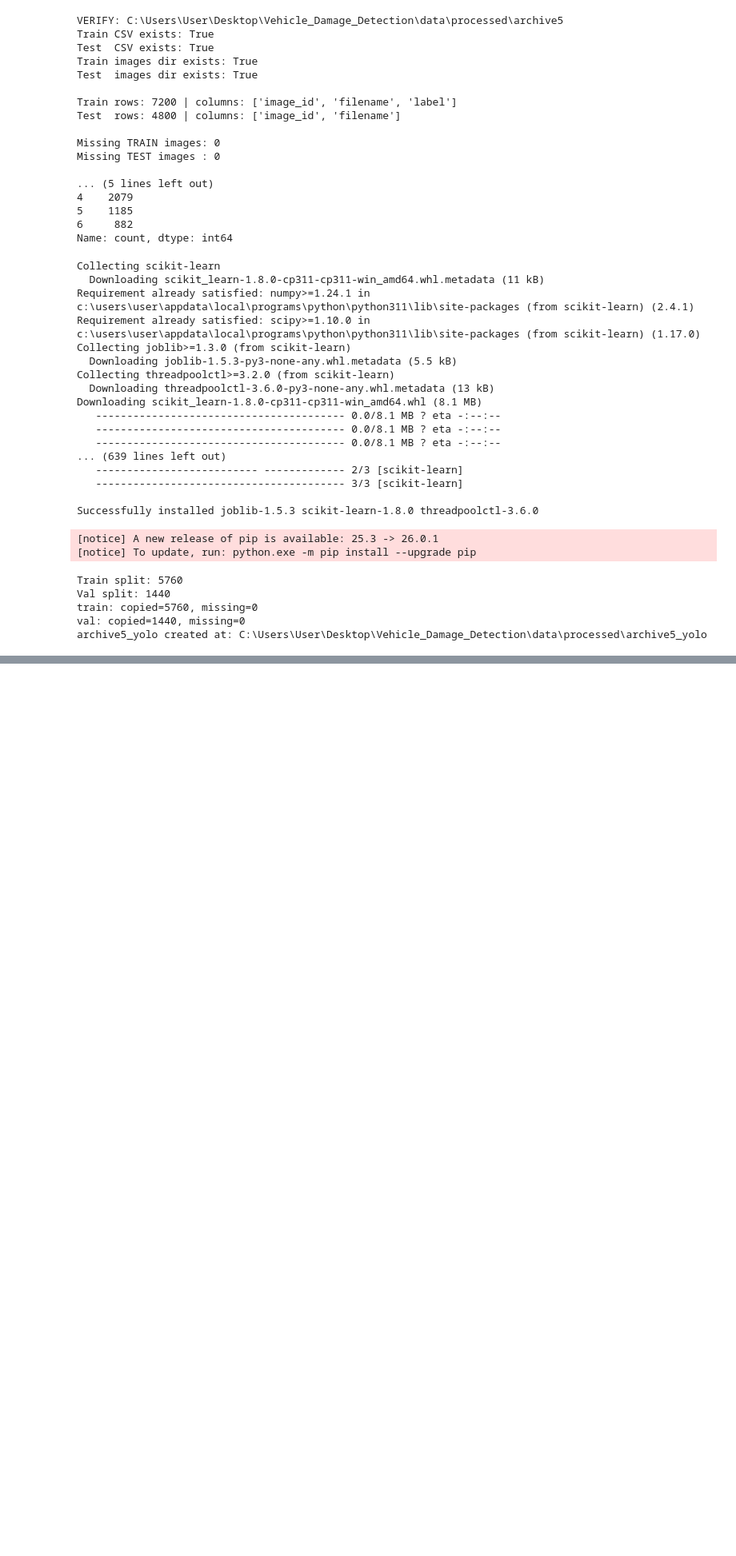
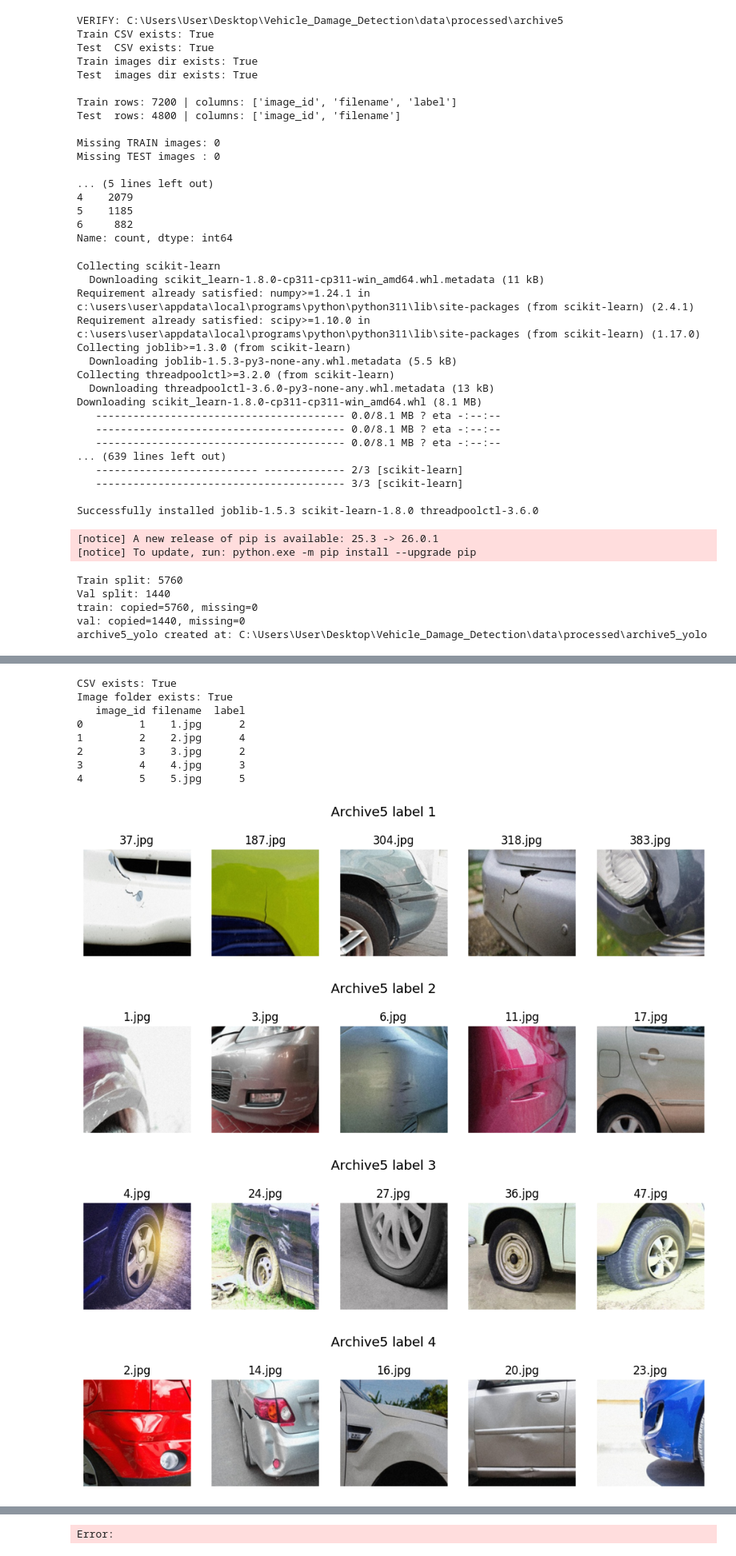
Before and after one commit to Chanaaa2002/VehicleDamageDetection, a Jupyter notebook: notebooks/02_preprocess/03_preprocess_archive5.ipynb, the cells around one changed output, grey strips where cells are left out. Shown at 80% size. Saved outputs shown, nothing was run; the diff lists cells and outputs as text; code cells hidden in the pictures; blank space fills up the shorter version.

```diff
--- a/notebooks/02_preprocess/03_preprocess_archive5.ipynb
+++ b/notebooks/02_preprocess/03_preprocess_archive5.ipynb
@@ -234,3 +234,13 @@ Val split: 1440
 train: copied=5760, missing=0
 val: copied=1440, missing=0
 archive5_yolo created at: C:\Users\User\Desktop\Vehicle_Damage_Detection\data\processed\archive5_yolo
+# %%
+from pathlib import Path
+import pandas as pd
+
+PROJECT_ROOT = Path(r"C:\Users\User\Desktop\Vehicle_Damage_Detection")
+
+possible_files = list(PROJECT_ROOT.rglob("*archive5*")) + list(PROJECT_ROOT.rglob("train.csv"))
+
+for f in possible_files:
+    print(f)
@@ -236,0 +292,53 @@ archive5_yolo created at: C:\Users\User\Desktop\Vehicle_Damage_Detection\data\pr
+# %%
+from pathlib import Path
+import pandas as pd
+import matplotlib.pyplot as plt
+from PIL import Image
+
+PROJECT_ROOT = Path(r"C:\Users\User\Desktop\Vehicle_Damage_Detection")
+
+CSV_PATH = PROJECT_ROOT / "data" / "processed" / "archive5" / "train.csv"
+IMG_DIR = PROJECT_ROOT / "data" / "processed" / "archive5" / "train" / "images"
+
+df = pd.read_csv(CSV_PATH)
+
+print("CSV exists:", CSV_PATH.exists())
+print("Image folder exists:", IMG_DIR.exists())
+print(df.head())
+
+labels = sorted(df["label"].unique())
+
+for label in labels:
+    sample_rows = df[df["label"] == label].head(5)
+
+    plt.figure(figsize=(12, 3))
+    plt.suptitle(f"Archive5 label {label}", fontsize=14)
+
+    for i, (_, row) in enumerate(sample_rows.iterrows()):
+        img_path = IMG_DIR / str(row["filename"])
+
+        plt.subplot(1, 5, i + 1)
+
+        if img_path.exists():
+            img = Image.open(img_path).convert("RGB")
+            plt.imshow(img)
+            plt.title(row["filename"])
+        else:
+            plt.text(0.5, 0.5, "Missing image", ha="center")
+
+        plt.axis("off")
+
+    plt.show()
+# %% [output]
+CSV exists: True
+Image folder exists: True
+   image_id filename  label
+0         1    1.jpg      2
+1         2    2.jpg      4
+2         3    3.jpg      2
+3         4    4.jpg      3
+4         5    5.jpg      5
+[figure, added]
+[figure, added]
+[figure, added]
+[figure, added]
@@ -236,0 +347 @@ archive5_yolo created at: C:\Users\User\Desktop\Vehicle_Damage_Detection\data\pr
+Error:
```
Also changed, not shown: parts of 3 cells of this notebook, 11 other files.
